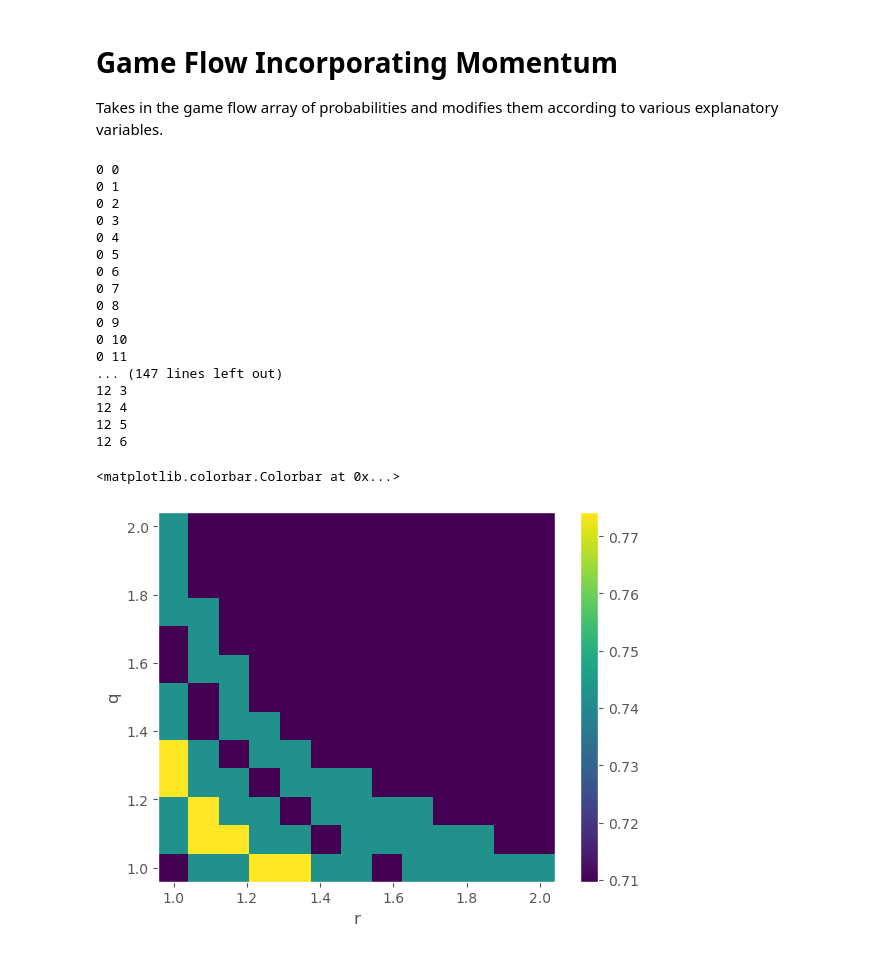
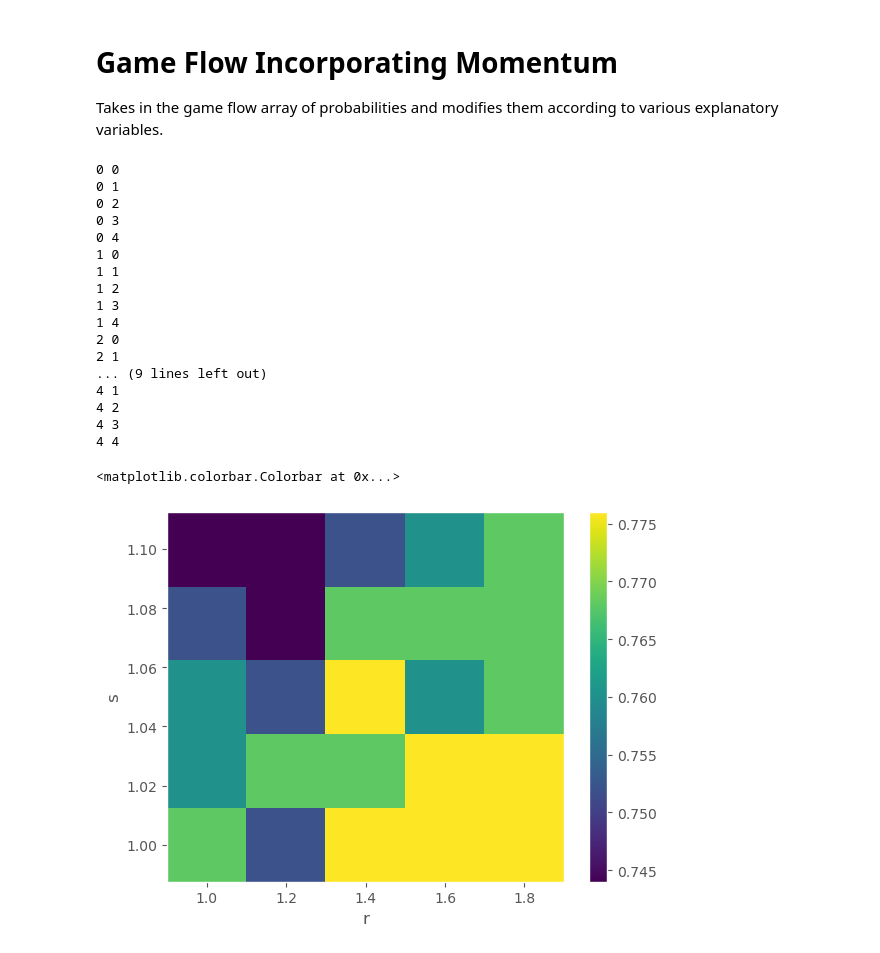
Before and after one commit to Alexkazmirchuk1/Tennis-Data-Analysis-Research, a Jupyter notebook: Main.ipynb, the cells around one changed output. Drawn from its saved outputs; the diff is of its cells as text; code cells hidden in the pictures.

```diff
--- a/Main.ipynb
+++ b/Main.ipynb
@@ -87,7 +87,7 @@ def prob_win_independent_game(p1, p2):
 # Momentum Modifier Functions
 
 # change probability if player wins set
-def modify_momentum(match_data, probability_array, player, r=1.25, q=1.25):
+def modify_momentum(match_data, probability_array, player, r=1.25, q=1):
     '''
     TODO: docstring describing purpose; inputs.
     '''
@@ -143,7 +143,7 @@ def modify_momentum_err(match_data, momentum_array, player, s=1.02):
 import numpy as np
 
 class MarkovChain:
-    def __init__(self, raw_data, match_to_examine, rv=1.25, sv=1.02, qv =1.25 ):
+    def __init__(self, raw_data, match_to_examine, rv=1.25, sv=1.02, qv =1 ):
         self.match = raw_data[raw_data['match_id'] == match_to_examine]
         self.player1_name = self.match['player1'].values[0]
         self.player2_name = self.match['player2'].values[0]
@@ -383,32 +383,50 @@ class MarkovChain:
 
         return result_array
 # %%
-FILE = '2023-wimbledon-data.csv'
-if True:
+FILE = '2021-wimbledon-data.csv'
+if False:
     # 2023 Matches
     MATCHES_TO_EXAMINE = ['2023-wimbledon-1301', '2023-wimbledon-1302', '2023-wimbledon-1303', '2023-wimbledon-1304', '2023-wimbledon-1305','2023-wimbledon-1306','2023-wimbledon-1307','2023-wimbledon-1308','2023-wimbledon-1309',
                         '2023-wimbledon-1310','2023-wimbledon-1311','2023-wimbledon-1312','2023-wimbledon-1313','2023-wimbledon-1314','2023-wimbledon-1315','2023-wimbledon-1316','2023-wimbledon-1401','2023-wimbledon-1402',
                         '2023-wimbledon-1403','2023-wimbledon-1404','2023-wimbledon-1405','2023-wimbledon-1406','2023-wimbledon-1407','2023-wimbledon-1408','2023-wimbledon-1501','2023-wimbledon-1502','2023-wimbledon-1503',
                         '2023-wimbledon-1504','2023-wimbledon-1601','2023-wimbledon-1602','2023-wimbledon-1701']
-if False:
+if True:
     # 2021 Matches
     MATCHES_TO_EXAMINE = [
-        '2021-wimbledon-1301', '2021-wimbledon-1302', '2021-wimbledon-1303', '2021-wimbledon-1304', '2021-wimbledon-1305',
-        '2021-wimbledon-1306', '2021-wimbledon-1307', '2021-wimbledon-1308', '2021-wimbledon-1309', '2021-wimbledon-1310',
-        '2021-wimbledon-1311', '2021-wimbledon-1312', '2021-wimbledon-1313', '2021-wimbledon-1314', '2021-wimbledon-1315',
-        '2021-wimbledon-1316', '2021-wimbledon-1401', '2021-wimbledon-1402', '2021-wimbledon-1403', '2021-wimbledon-1404',
-        '2021-wimbledon-1405', '2021-wimbledon-1406', '2021-wimbledon-1407', '2021-wimbledon-1408', '2021-wimbledon-1501',
-        '2021-wimbledon-1502', '2021-wimbledon-1503', '2021-wimbledon-1504', '2021-wimbledon-1601', '2021-wimbledon-1602',
-        '2021-wimbledon-1701']
+                        '2021-wimbledon-1101', '2021-wimbledon-1102', '2021-wimbledon-1103', '2021-wimbledon-1104', '2021-wimbledon-1105',
+                        '2021-wimbledon-1106', '2021-wimbledon-1107', '2021-wimbledon-1108', '2021-wimbledon-1109', '2021-wimbledon-1110',
+                        '2021-wimbledon-1111', '2021-wimbledon-1112', '2021-wimbledon-1113', '2021-wimbledon-1114', '2021-wimbledon-1115',
+                        '2021-wimbledon-1116', '2021-wimbledon-1117', '2021-wimbledon-1118', '2021-wimbledon-1119', '2021-wimbledon-1120',
+                        '2021-wimbledon-1121', '2021-wimbledon-1122', '2021-wimbledon-1123', '2021-wimbledon-1124', '2021-wimbledon-1125',
+                        '2021-wimbledon-1126', '2021-wimbledon-1127', '2021-wimbledon-1128', '2021-wimbledon-1129', '2021-wimbledon-1130',
+                        '2021-wimbledon-1131', '2021-wimbledon-1132', '2021-wimbledon-1133', '2021-wimbledon-1134', '2021-wimbledon-1135',
+                        '2021-wimbledon-1136', '2021-wimbledon-1137', '2021-wimbledon-1138', '2021-wimbledon-1139', '2021-wimbledon-1140',
+                        '2021-wimbledon-1141', '2021-wimbledon-1142', '2021-wimbledon-1143', '2021-wimbledon-1144', '2021-wimbledon-1145',
+                        '2021-wimbledon-1146', '2021-wimbledon-1147', '2021-wimbledon-1148', '2021-wimbledon-1150', '2021-wimbledon-1151',
+                        '2021-wimbledon-1152', '2021-wimbledon-1153', '2021-wimbledon-1154', '2021-wimbledon-1155', '2021-wimbledon-1156',
+                        '2021-wimbledon-1157', '2021-wimbledon-1158', '2021-wimbledon-1159', '2021-wimbledon-1160', '2021-wimbledon-1161',
+                        '2021-wimbledon-1162', '2021-wimbledon-1163', '2021-wimbledon-1164', '2021-wimbledon-1201', '2021-wimbledon-1202',
+                        '2021-wimbledon-1203', '2021-wimbledon-1204', '2021-wimbledon-1205', '2021-wimbledon-1206', '2021-wimbledon-1207',
+                        '2021-wimbledon-1208', '2021-wimbledon-1209', '2021-wimbledon-1210', '2021-wimbledon-1211', '2021-wimbledon-1212',
+                        '2021-wimbledon-1214', '2021-wimbledon-1215', '2021-wimbledon-1216', '2021-wimbledon-1217', '2021-wimbledon-1218',
+                        '2021-wimbledon-1219', '2021-wimbledon-1220', '2021-wimbledon-1221', '2021-wimbledon-1222', '2021-wimbledon-1223',
+                        '2021-wimbledon-1224', '2021-wimbledon-1225', '2021-wimbledon-1226', '2021-wimbledon-1227', '2021-wimbledon-1228',
+                        '2021-wimbledon-1229', '2021-wimbledon-1230', '2021-wimbledon-1231', '2021-wimbledon-1232', '2021-wimbledon-1301',
+                        '2021-wimbledon-1302', '2021-wimbledon-1303', '2021-wimbledon-1304', '2021-wimbledon-1305', '2021-wimbledon-1306',
+                        '2021-wimbledon-1307', '2021-wimbledon-1308', '2021-wimbledon-1309', '2021-wimbledon-1310', '2021-wimbledon-1311',
+                        '2021-wimbledon-1312', '2021-wimbledon-1313', '2021-wimbledon-1314', '2021-wimbledon-1315', '2021-wimbledon-1316',
+                        '2021-wimbledon-1401', '2021-wimbledon-1402', '2021-wimbledon-1403', '2021-wimbledon-1404', '2021-wimbledon-1405',
+                        '2021-wimbledon-1406', '2021-wimbledon-1407', '2021-wimbledon-1408', '2021-wimbledon-1501', '2021-wimbledon-1502',
+                        '2021-wimbledon-1503', '2021-wimbledon-1504', '2021-wimbledon-1601', '2021-wimbledon-1602', '2021-wimbledon-1701']
 
 raw_data = pd.read_csv(FILE)
 
-num = 13
+num = 5
 
 nr = num
 ns = num
 nq = num
-rvalues = np.linspace(1, 2, nr)
+rvalues = np.linspace(1, 1.8, nr)
 svalues = np.linspace(1, 1.1, ns)
 qvalues = np.linspace(1, 2, nq)
 
@@ -425,7 +443,7 @@ for i,j in itertools.product( range(len(rvalues)), range(len(qvalues)) ):
 
     for MATCH_TO_EXAMINE in MATCHES_TO_EXAMINE:
         # TODO: redesign code so that files get loaded *once*, outside the loop.
-        model = MarkovChain(raw_data, MATCH_TO_EXAMINE, rv=rvalues[i], qv=qvalues[j])
+        model = MarkovChain(raw_data, MATCH_TO_EXAMINE, rv=rvalues[i], sv=svalues[j])
         model.train()
         #if i == 0 and j == 0:
         #     model.graph_momentum()
@@ -447,7 +465,7 @@ for i,j in itertools.product( range(len(rvalues)), range(len(qvalues)) ):
             continue
     results[i,j] = set1_correct/set1_total # store prediction rate.
 
-if True:
+if False:
     print(rvalues[i], svalues[j])
     print(f"Predicted winner at set 2 correctly {set1_correct} / {set1_total} times")
     print(f"Predicted winner at set 3 correctly {set2_correct} / {set2_total} times")
@@ -461,27 +479,27 @@ if True:
 0 2
 0 3
 0 4
-0 5
-0 6
-0 7
-0 8
-0 9
-0 10
-0 11
-... (147 lines left out)
-12 3
-12 4
-12 5
-12 6
+1 0
+1 1
+1 2
+1 3
+1 4
+2 0
+2 1
+... (9 lines left out)
+4 1
+4 2
+4 3
+4 4
 # %%
 # visualize results of parameter sweep.
 fig,ax = plt.subplots()
-cax = ax.pcolor(rvalues, qvalues, results.T)
-ax.set(xlabel='r', ylabel='q')
+cax = ax.pcolor(rvalues, svalues, results.T)
+ax.set(xlabel='r', ylabel='s')
 fig.colorbar(cax)
 # %% [output]
 <matplotlib.colorbar.Colorbar at 0x...>
-[figure, old version]
+[figure, new version]
 # %%
 results.T
 # %% [output]
```
Also changed, not shown: parts of 1 cell of this notebook, 1 other file.
